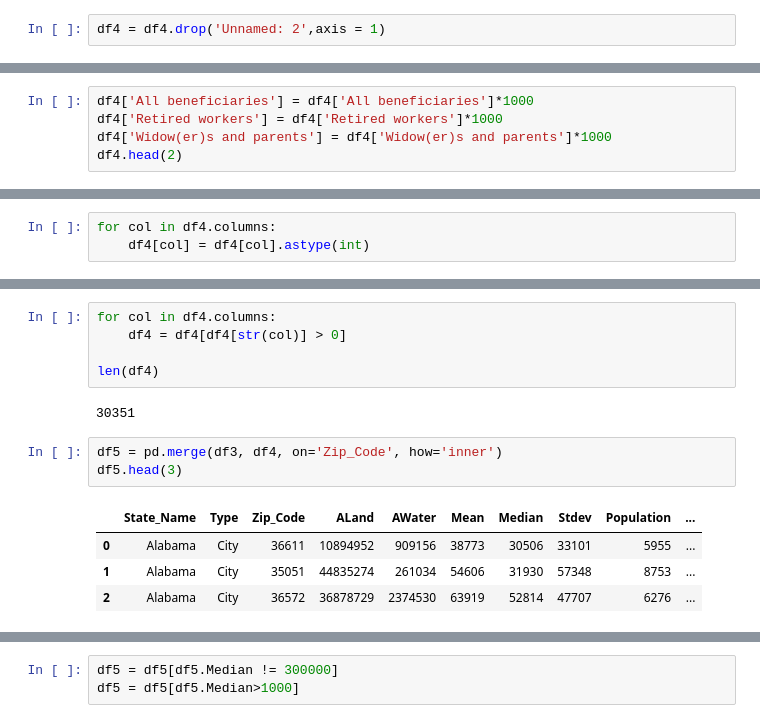
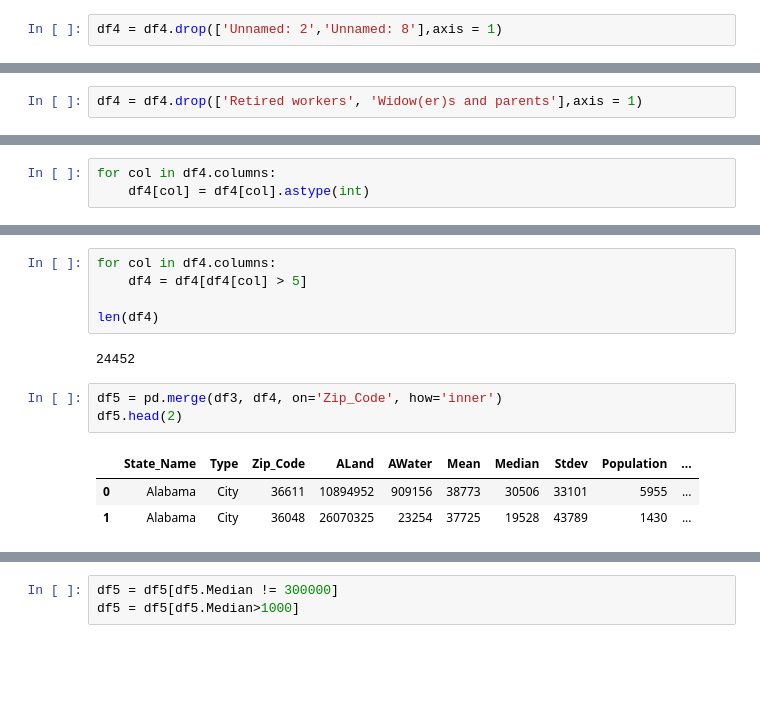
Before and after one commit to omerhakim/Prediction-of-Median-Income-in-the-US, a Jupyter notebook: Mod_3_project.ipynb, the cells around one changed output, grey strips where cells are left out. Saved outputs shown, nothing was run; the diff lists cells and outputs as text; blank space fills up the shorter version.

```diff
--- a/Mod_3_project.ipynb
+++ b/Mod_3_project.ipynb
@@ -130,5 +140,5 @@ df4.head(3)
 # %%
-df4 = df4.drop('Unnamed: 2',axis = 1)
+df4 = df4.drop(['Unnamed: 2','Unnamed: 8'],axis = 1)
 # %%
 df4.at[1, 'Number of beneficiaries with benefits in current-payment status and total monthly benefits, December 2017'] = 'State or area'
 df4.at[1, 'Unnamed: 1'] = 'Zip_Code'
@@ -158,5 +166,0 @@ df4.head(2)
-# %%
-df4['All beneficiaries'] = df4['All beneficiaries']*1000
-df4['Retired workers'] = df4['Retired workers']*1000
-df4['Widow(er)s and parents'] = df4['Widow(er)s and parents']*1000
-df4.head(2)
@@ -167,3 +167,5 @@ df4.head(2)
+# %%
+df4 = df4.drop(['Retired workers', 'Widow(er)s and parents'],axis = 1)
 # %%
 df4.info()
 # %% [output]
@@ -252,18 +244,17 @@ plt.show()
 # %%
 for col in df4.columns:
-    df4 = df4[df4[str(col)] > 0]
+    df4 = df4[df4[col] > 5]
 
 len(df4)
 # %% [output]
-30351
+24452
 # %%
 df5 = pd.merge(df3, df4, on='Zip_Code', how='inner')
-df5.head(3)
+df5.head(2)
 # %% [output]
 |  | State_Name | Type | Zip_Code | ALand | AWater | Mean | Median | Stdev | Population | ... |
 | 0 | Alabama | City | 36611 | 10894952 | 909156 | 38773 | 30506 | 33101 | 5955 | ... |
-| 1 | Alabama | City | 35051 | 44835274 | 261034 | 54606 | 31930 | 57348 | 8753 | ... |
-| 2 | Alabama | City | 36572 | 36878729 | 2374530 | 63919 | 52814 | 47707 | 6276 | ... |
+| 1 | Alabama | City | 36048 | 26070325 | 23254 | 37725 | 19528 | 43789 | 1430 | ... |
 # %%
 df5.info()
 # %% [output]
```
Also changed, not shown: parts of 64 cells of this notebook, 1 other file.
